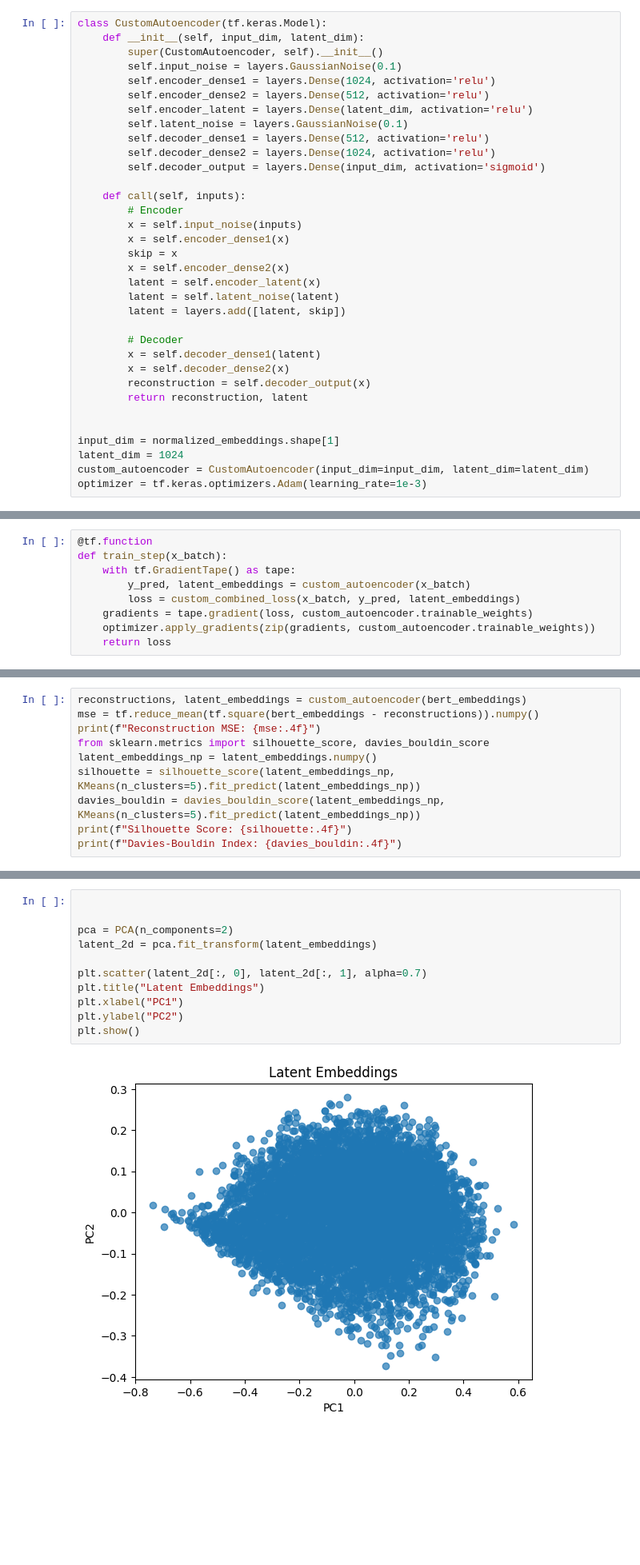
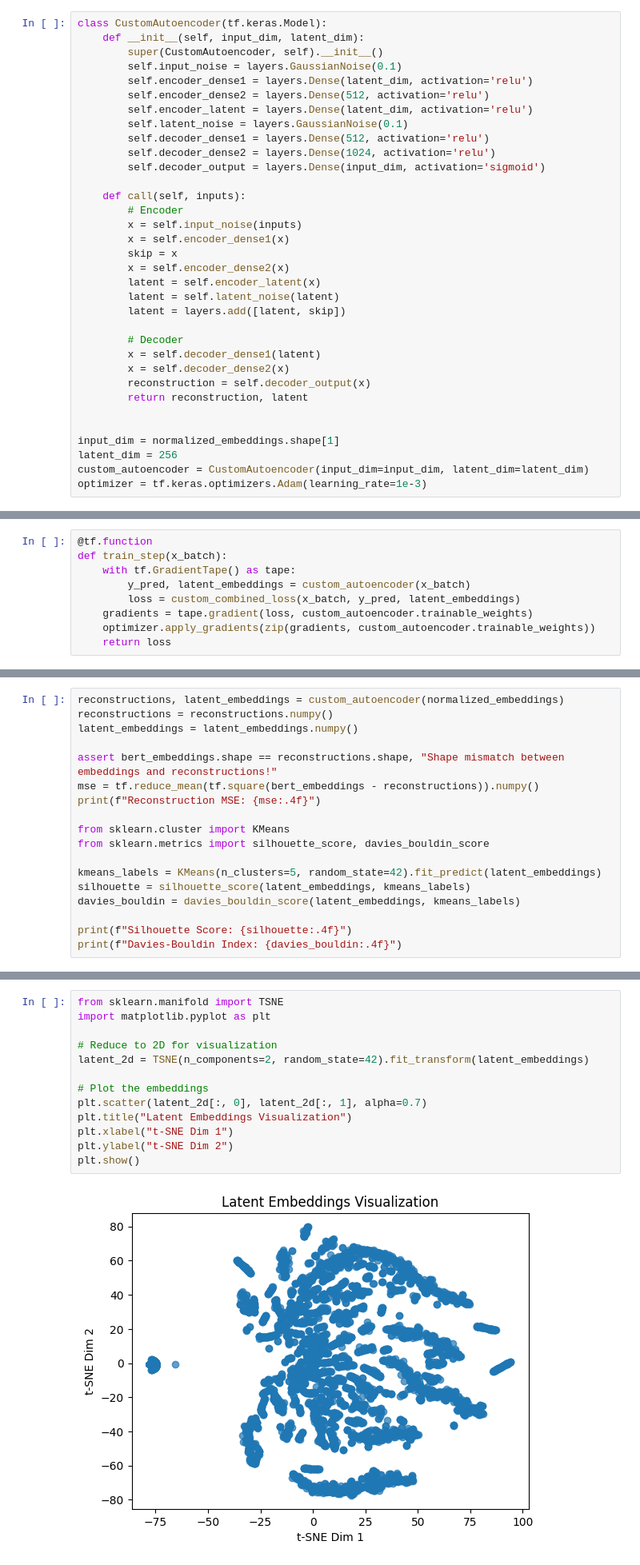
Before and after one commit to adaalif/Bangkit-Capstone-Project, a Jupyter notebook: Dataset/model_training.ipynb, the cells around one changed output, grey strips where cells are left out. Shown at 80% size. Cells and saved outputs as stored; diff of their text form; blank space fills up the shorter version.

```diff
--- a/Dataset/model_training.ipynb
+++ b/Dataset/model_training.ipynb
@@ -41,7 +41,7 @@ class CustomAutoencoder(tf.keras.Model):
     def __init__(self, input_dim, latent_dim):
         super(CustomAutoencoder, self).__init__()
         self.input_noise = layers.GaussianNoise(0.1)
-        self.encoder_dense1 = layers.Dense(1024, activation='relu')
+        self.encoder_dense1 = layers.Dense(latent_dim, activation='relu')
         self.encoder_dense2 = layers.Dense(512, activation='relu')
         self.encoder_latent = layers.Dense(latent_dim, activation='relu')
         self.latent_noise = layers.GaussianNoise(0.1)
@@ -67,7 +67,7 @@ class CustomAutoencoder(tf.keras.Model):
 
 
 input_dim = normalized_embeddings.shape[1]
-latent_dim = 1024
+latent_dim = 256
 custom_autoencoder = CustomAutoencoder(input_dim=input_dim, latent_dim=latent_dim)
 optimizer = tf.keras.optimizers.Adam(learning_rate=1e-3)
 # %%
@@ -146,11 +146,19 @@ Loss: 1.0045, Silhouette: 0.9829, DB Index: 0.4011
 # %%
-reconstructions, latent_embeddings = custom_autoencoder(bert_embeddings)
+reconstructions, latent_embeddings = custom_autoencoder(normalized_embeddings)
+reconstructions = reconstructions.numpy()
+latent_embeddings = latent_embeddings.numpy()
+
+assert bert_embeddings.shape == reconstructions.shape, "Shape mismatch between embeddings and reconstructions!"
 mse = tf.reduce_mean(tf.square(bert_embeddings - reconstructions)).numpy()
 print(f"Reconstruction MSE: {mse:.4f}")
+
+from sklearn.cluster import KMeans
 from sklearn.metrics import silhouette_score, davies_bouldin_score
-latent_embeddings_np = latent_embeddings.numpy()
-silhouette = silhouette_score(latent_embeddings_np, KMeans(n_clusters=5).fit_predict(latent_embeddings_np))
-davies_bouldin = davies_bouldin_score(latent_embeddings_np, KMeans(n_clusters=5).fit_predict(latent_embeddings_np))
+
+kmeans_labels = KMeans(n_clusters=5, random_state=42).fit_predict(latent_embeddings)
+silhouette = silhouette_score(latent_embeddings, kmeans_labels)
+davies_bouldin = davies_bouldin_score(latent_embeddings, kmeans_labels)
+
 print(f"Silhouette Score: {silhouette:.4f}")
 print(f"Davies-Bouldin Index: {davies_bouldin:.4f}")
 # %% [output]
@@ -160,13 +214,15 @@ Davies-Bouldin Index: 2.7444
 # %%
+from sklearn.manifold import TSNE
+import matplotlib.pyplot as plt
 
+# Reduce to 2D for visualization
+latent_2d = TSNE(n_components=2, random_state=42).fit_transform(latent_embeddings)
 
-pca = PCA(n_components=2)
-latent_2d = pca.fit_transform(latent_embeddings)
-
+# Plot the embeddings
 plt.scatter(latent_2d[:, 0], latent_2d[:, 1], alpha=0.7)
-plt.title("Latent Embeddings")
-plt.xlabel("PC1")
-plt.ylabel("PC2")
+plt.title("Latent Embeddings Visualization")
+plt.xlabel("t-SNE Dim 1")
+plt.ylabel("t-SNE Dim 2")
 plt.show()
 # %% [output]
-[figure, old version]
+[figure, new version]
```
Also changed, not shown: parts of 7 cells of this notebook.
